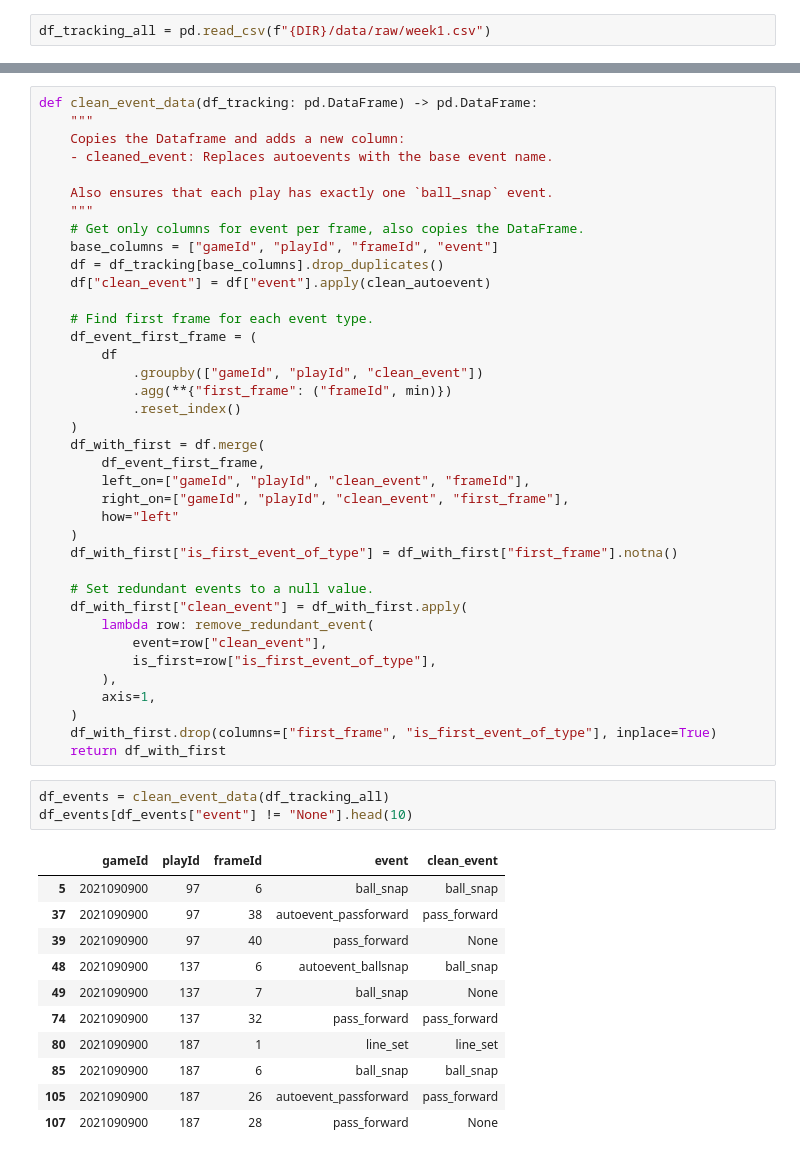
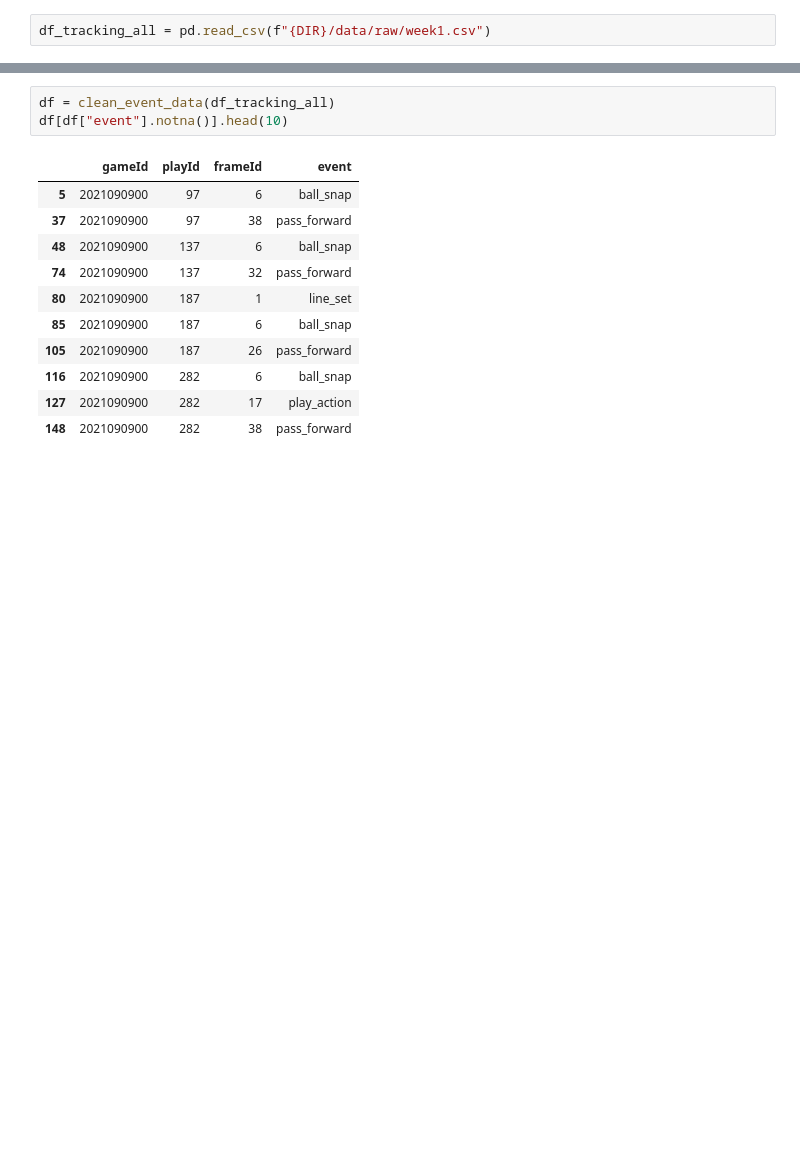
Before and after one commit to vingkan/nflbigdatabowl2023, a Jupyter notebook: notebooks/vinesh/clean_event.ipynb, the cells around one changed output, grey strips where cells are left out. Saved outputs shown, nothing was run; the diff lists cells and outputs as text; blank space fills up the shorter version.

Commit message:
Add clean events task to pipeline.

```diff
--- a/notebooks/vinesh/clean_event.ipynb
+++ b/notebooks/vinesh/clean_event.ipynb
@@ -63,53 +38,15 @@ def remove_redundant_event(event: Optional[str], is_first: bool) -> Optional[str
-# %%
-def clean_event_data(df_tracking: pd.DataFrame) -> pd.DataFrame:
-    """
-    Copies the Dataframe and adds a new column:
-    - cleaned_event: Replaces autoevents with the base event name.
-
-    Also ensures that each play has exactly one `ball_snap` event.
-    """
-    # Get only columns for event per frame, also copies the DataFrame.
-    base_columns = ["gameId", "playId", "frameId", "event"]
-    df = df_tracking[base_columns].drop_duplicates()
-    df["clean_event"] = df["event"].apply(clean_autoevent)
-
-    # Find first frame for each event type.
-    df_event_first_frame = (
-        df
-            .groupby(["gameId", "playId", "clean_event"])
-            .agg(**{"first_frame": ("frameId", min)})
-            .reset_index()
-    )
-    df_with_first = df.merge(
-        df_event_first_frame,
-        left_on=["gameId", "playId", "clean_event", "frameId"],
-        right_on=["gameId", "playId", "clean_event", "first_frame"],
-        how="left"
-    )
-    df_with_first["is_first_event_of_type"] = df_with_first["first_frame"].notna()
-
-    # Set redundant events to a null value.
-    df_with_first["clean_event"] = df_with_first.apply(
-        lambda row: remove_redundant_event(
-            event=row["clean_event"],
-            is_first=row["is_first_event_of_type"],
-        ),
-        axis=1,
-    )
-    df_with_first.drop(columns=["first_frame", "is_first_event_of_type"], inplace=True)
-    return df_with_first
 # %%
-df_events = clean_event_data(df_tracking_all)
-df_events[df_events["event"] != "None"].head(10)
+df = clean_event_data(df_tracking_all)
+df[df["event"].notna()].head(10)
 # %% [output]
-|  | gameId | playId | frameId | event | clean_event |
-| 5 | 2021090900 | 97 | 6 | ball_snap | ball_snap |
-| 37 | 2021090900 | 97 | 38 | autoevent_passforward | pass_forward |
-| 39 | 2021090900 | 97 | 40 | pass_forward | None |
-| 48 | 2021090900 | 137 | 6 | autoevent_ballsnap | ball_snap |
-| 49 | 2021090900 | 137 | 7 | ball_snap | None |
-| 74 | 2021090900 | 137 | 32 | pass_forward | pass_forward |
-| 80 | 2021090900 | 187 | 1 | line_set | line_set |
-| 85 | 2021090900 | 187 | 6 | ball_snap | ball_snap |
-| 105 | 2021090900 | 187 | 26 | autoevent_passforward | pass_forward |
-| 107 | 2021090900 | 187 | 28 | pass_forward | None |
+|  | gameId | playId | frameId | event |
+| 5 | 2021090900 | 97 | 6 | ball_snap |
+| 37 | 2021090900 | 97 | 38 | pass_forward |
+| 48 | 2021090900 | 137 | 6 | ball_snap |
+| 74 | 2021090900 | 137 | 32 | pass_forward |
+| 80 | 2021090900 | 187 | 1 | line_set |
+| 85 | 2021090900 | 187 | 6 | ball_snap |
+| 105 | 2021090900 | 187 | 26 | pass_forward |
+| 116 | 2021090900 | 282 | 6 | ball_snap |
+| 127 | 2021090900 | 282 | 17 | play_action |
+| 148 | 2021090900 | 282 | 38 | pass_forward |
```
Also changed, not shown: parts of 5 cells of this notebook, 4 other files.
